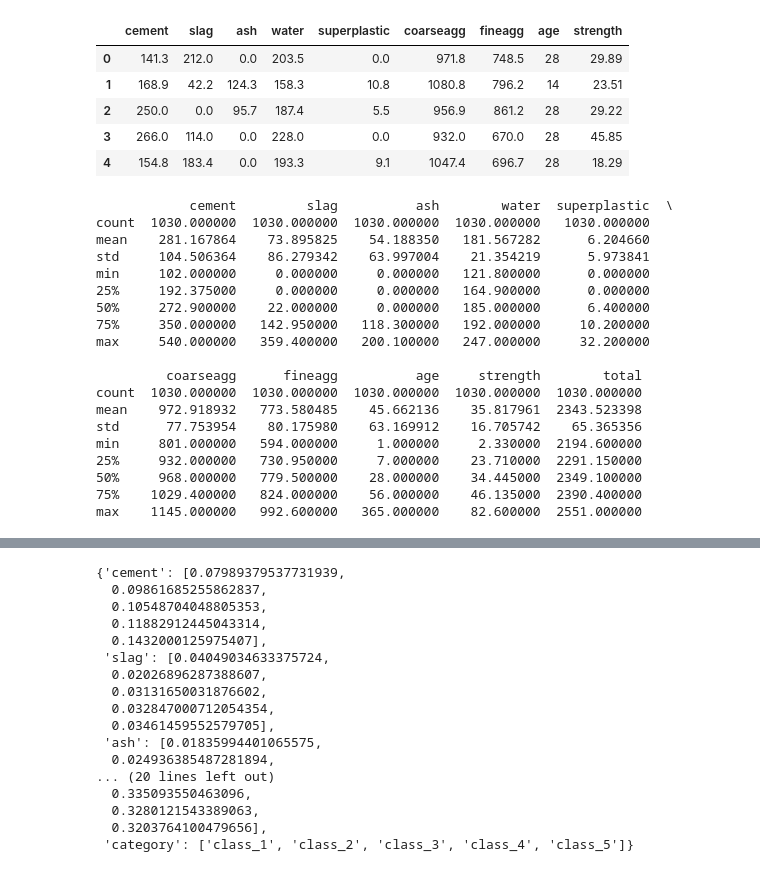
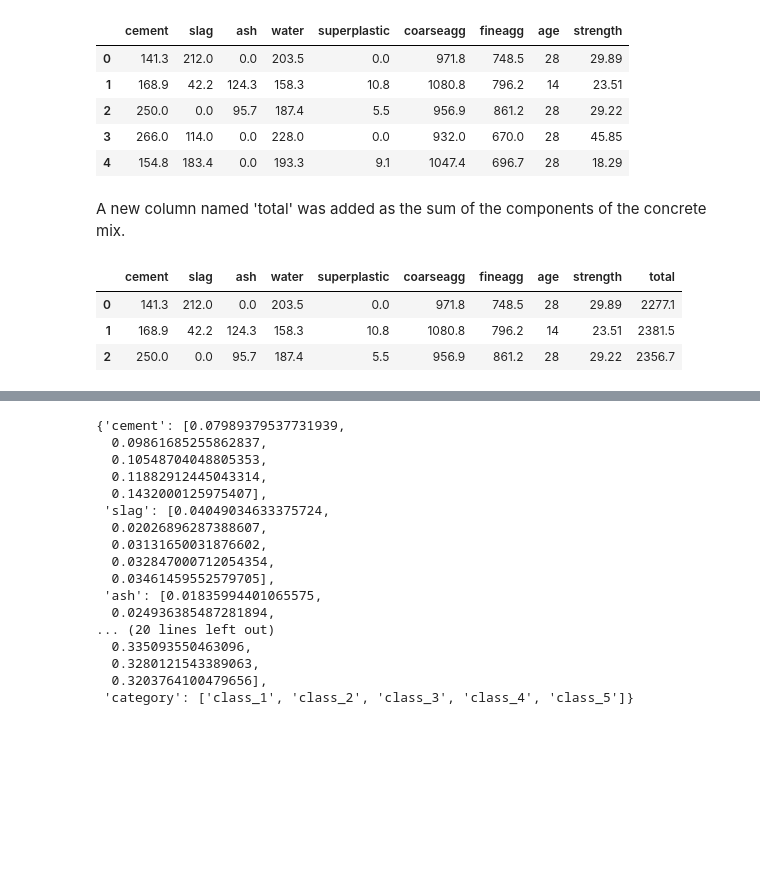
Before and after one commit to crisbpadilla/DataScience-M2M-course-Datatalent, a Jupyter notebook: Capstonpjct1_cristobal.ipynb, the cells around one changed output, grey strips where cells are left out. Saved outputs shown, nothing was run; the diff lists cells and outputs as text; code cells hidden in the pictures; blank space fills up the shorter version.

```diff
--- a/Capstonpjct1_cristobal.ipynb
+++ b/Capstonpjct1_cristobal.ipynb
@@ -51,31 +53,17 @@ file.head()
 | 2 | 250.0 | 0.0 | 95.7 | 187.4 | 5.5 | 956.9 | 861.2 | 28 | 29.22 |
 | 3 | 266.0 | 114.0 | 0.0 | 228.0 | 0.0 | 932.0 | 670.0 | 28 | 45.85 |
 | 4 | 154.8 | 183.4 | 0.0 | 193.3 | 9.1 | 1047.4 | 696.7 | 28 | 18.29 |
+# %% [markdown]
+A new column named 'total' was added as the sum of the components of the concrete mix.
 # %%
 columns=['cement','slag','ash','water','superplastic','coarseagg','fineagg']
 file['total']=file[columns].sum(axis=1)
-file
-print(file.describe())
+file.head(3)
 # %% [output]
-            cement         slag          ash        water  superplastic  \
-count  1030.000000  1030.000000  1030.000000  1030.000000   1030.000000
-mean    281.167864    73.895825    54.188350   181.567282      6.204660
-std     104.506364    86.279342    63.997004    21.354219      5.973841
-min     102.000000     0.000000     0.000000   121.800000      0.000000
-25%     192.375000     0.000000     0.000000   164.900000      0.000000
-50%     272.900000    22.000000     0.000000   185.000000      6.400000
-75%     350.000000   142.950000   118.300000   192.000000     10.200000
-max     540.000000   359.400000   200.100000   247.000000     32.200000
-
-         coarseagg      fineagg          age     strength        total
-count  1030.000000  1030.000000  1030.000000  1030.000000  1030.000000
-mean    972.918932   773.580485    45.662136    35.817961  2343.523398
-std      77.753954    80.175980    63.169912    16.705742    65.365356
-min     801.000000   594.000000     1.000000     2.330000  2194.600000
-25%     932.000000   730.950000     7.000000    23.710000  2291.150000
-50%     968.000000   779.500000    28.000000    34.445000  2349.100000
-75%    1029.400000   824.000000    56.000000    46.135000  2390.400000
-max    1145.000000   992.600000   365.000000    82.600000  2551.000000
+|  | cement | slag | ash | water | superplastic | coarseagg | fineagg | age | strength | total |
+| 0 | 141.3 | 212.0 | 0.0 | 203.5 | 0.0 | 971.8 | 748.5 | 28 | 29.89 | 2277.1 |
+| 1 | 168.9 | 42.2 | 124.3 | 158.3 | 10.8 | 1080.8 | 796.2 | 14 | 23.51 | 2381.5 |
+| 2 | 250.0 | 0.0 | 95.7 | 187.4 | 5.5 | 956.9 | 861.2 | 28 | 29.22 | 2356.7 |
 # %%
 for column in file.columns:
 
```
Also changed, not shown: parts of 7 cells of this notebook.
